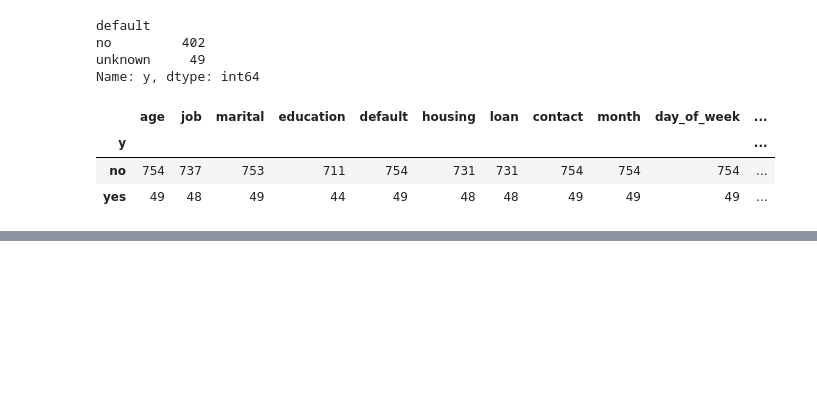
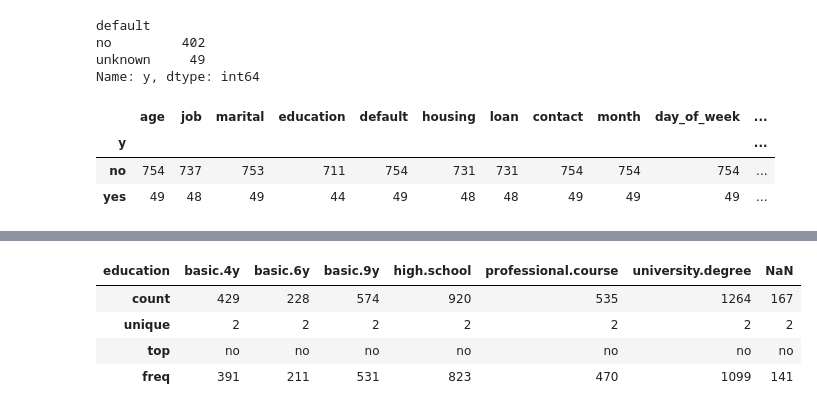
Before and after one commit to veyselaytekin1/Machine_Learning, a Jupyter notebook: ML_projects/Snitch_project/Snitch_bank_additional.ipynb, the cells around one changed output, grey strips where cells are left out. Cells and saved outputs as stored; diff of their text form; code cells hidden in the pictures; blank space fills up the shorter version.

```diff
--- a/ML_projects/Snitch_project/Snitch_bank_additional.ipynb
+++ b/ML_projects/Snitch_project/Snitch_bank_additional.ipynb
@@ -276,0 +321,10 @@ df[df.y == 'yes'].groupby('default',dropna=False).count()
+# %%
+df.groupby('education',dropna=False)['y'].describe().T
+
+ #the top of frequency  is 'no',I think, the most of the NaN group won't get a credit
+# %% [output]
+| education | basic.4y | basic.6y | basic.9y | high.school | professional.course | university.degree | NaN |
+| count | 429 | 228 | 574 | 920 | 535 | 1264 | 167 |
+| unique | 2 | 2 | 2 | 2 | 2 | 2 | 2 |
+| top | no | no | no | no | no | no | no |
+| freq | 391 | 211 | 531 | 823 | 470 | 1099 | 141 |
```
Also changed, not shown: parts of 27 cells of this notebook, 6 other files.
